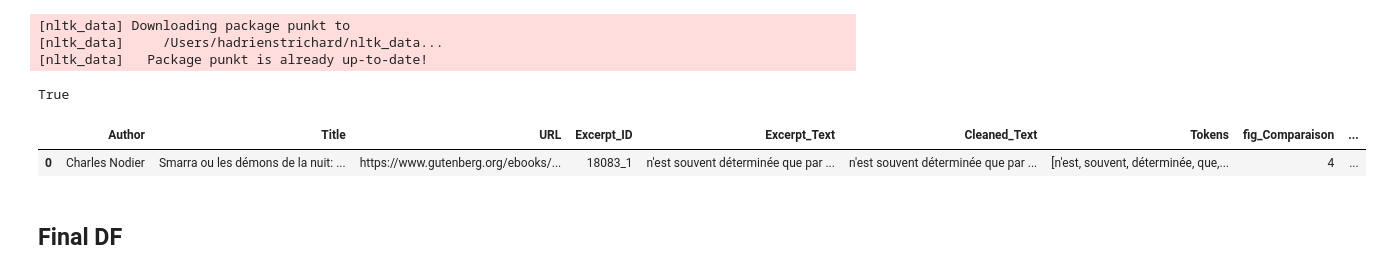
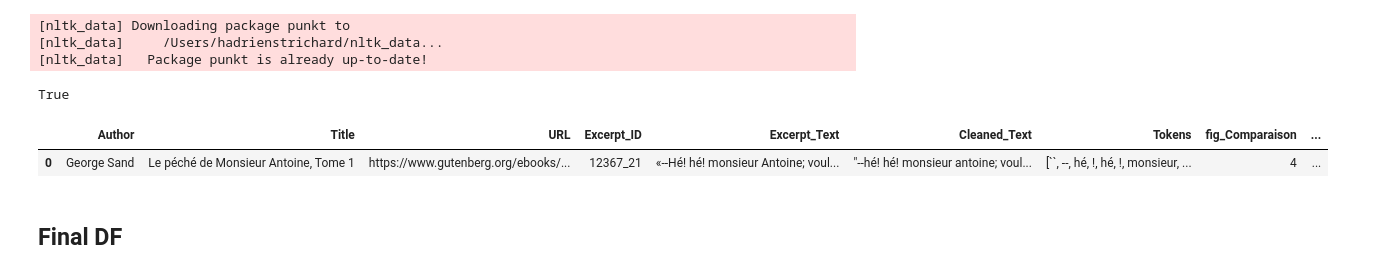
Before and after one commit to hadrienstrichard/author-style-ai-analysis, a Jupyter notebook: Notebooks/stylometry.ipynb, the cells around one changed output. Saved outputs shown, nothing was run; the diff lists cells and outputs as text; code cells hidden in the pictures.

```diff
--- a/Notebooks/stylometry.ipynb
+++ b/Notebooks/stylometry.ipynb
@@ -815,12 +816,12 @@ def add_figure_counts_to_df(df, detection_function, text_column="Cleaned_Text"):
     figure_df = pd.DataFrame(list(figure_counts))
     return pd.concat([df, figure_df], axis=1)
 # %%
-df_ex = add_figure_counts_to_df(texts[:1], detect_figures)
+fos_df = add_figure_counts_to_df(texts, detect_figures)
 # %%
-df_ex.head()
+fos_df.head()
 # %% [output]
 |  | Author | Title | URL | Excerpt_ID | Excerpt_Text | Cleaned_Text | Tokens | fig_Comparaison | ... |
-| 0 | Charles Nodier | Smarra ou les démons de la nuit: ... | https://www.gutenberg.org/ebooks/... | 18083_1 | n'est souvent déterminée que par ... | n'est souvent déterminée que par ... | [n'est, souvent, déterminée, que,... | 4 | ... |
+| 0 | George Sand | Le péché de Monsieur Antoine, Tome 1 | https://www.gutenberg.org/ebooks/... | 12367_21 | «--Hé! hé! monsieur Antoine; voul... | "--hé! hé! monsieur antoine; voul... | [``, --, hé, !, hé, !, monsieur, ... | 4 | ... |
 # %% [markdown]
 ## Final DF
 # %%
```
Also changed, not shown: parts of 15 cells of this notebook, 4 other files.
